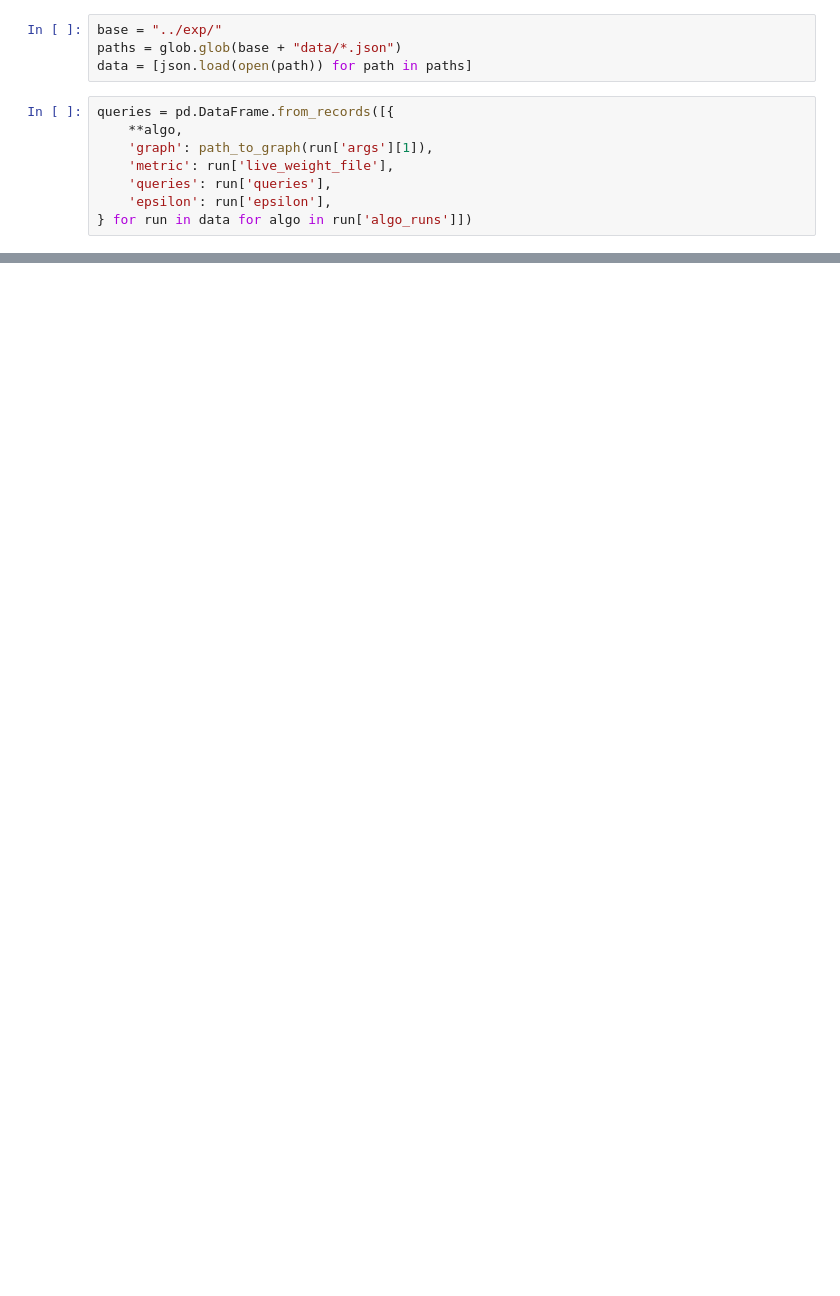
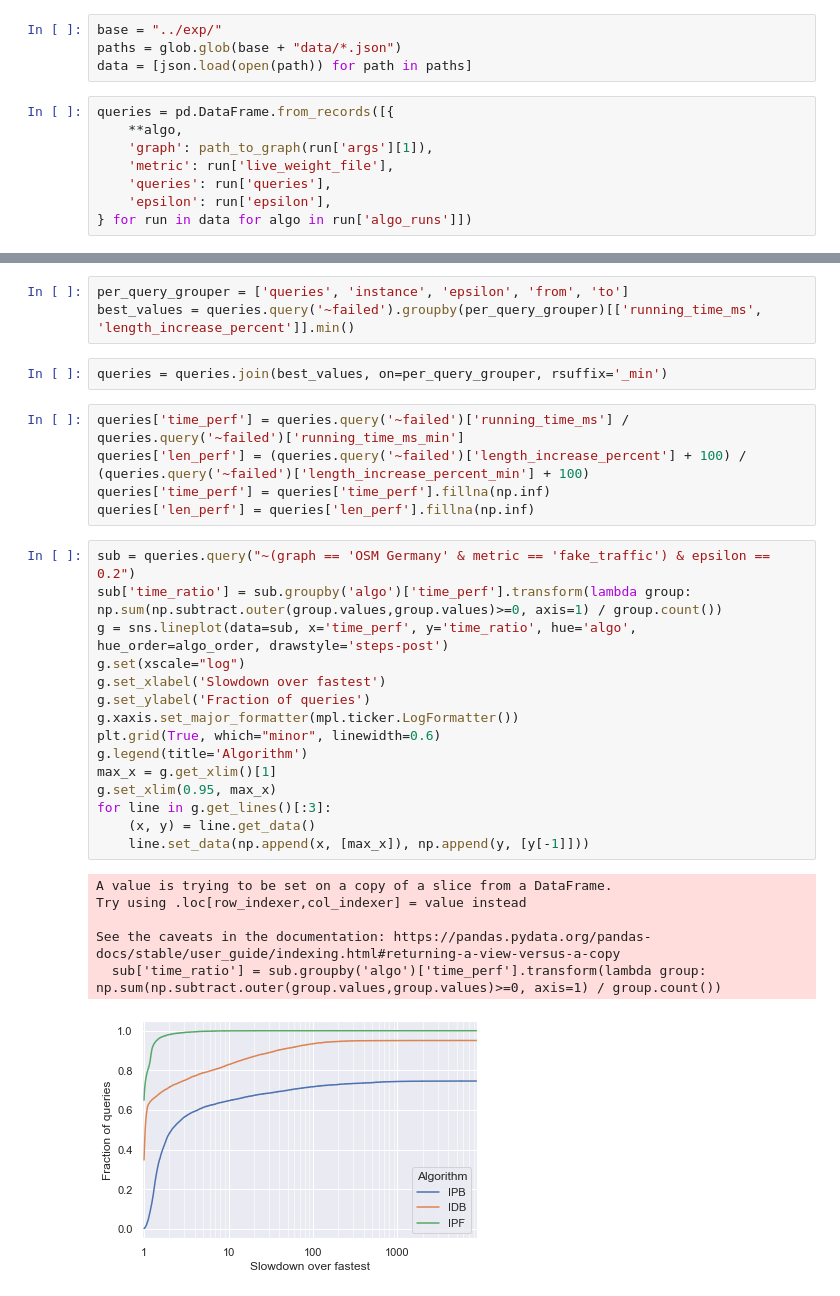
Before and after one commit to kit-algo/traffic_aware, a Jupyter notebook: eval/instances.ipynb, the cells around one changed output, grey strips where cells are left out. Saved outputs shown, nothing was run; the diff lists cells and outputs as text; blank space fills up the shorter version.

```diff
--- a/eval/instances.ipynb
+++ b/eval/instances.ipynb
@@ -86,0 +103,32 @@ table
+# %%
+per_query_grouper = ['queries', 'instance', 'epsilon', 'from', 'to']
+best_values = queries.query('~failed').groupby(per_query_grouper)[['running_time_ms', 'length_increase_percent']].min()
+# %%
+queries = queries.join(best_values, on=per_query_grouper, rsuffix='_min')
+# %%
+queries['time_perf'] = queries.query('~failed')['running_time_ms'] / queries.query('~failed')['running_time_ms_min']
+queries['len_perf'] = (queries.query('~failed')['length_increase_percent'] + 100) / (queries.query('~failed')['length_increase_percent_min'] + 100)
+queries['time_perf'] = queries['time_perf'].fillna(np.inf)
+queries['len_perf'] = queries['len_perf'].fillna(np.inf)
+# %%
+sub = queries.query("~(graph == 'OSM Germany' & metric == 'fake_traffic') & epsilon == 0.2")
+sub['time_ratio'] = sub.groupby('algo')['time_perf'].transform(lambda group: np.sum(np.subtract.outer(group.values,group.values)>=0, axis=1) / group.count())
+g = sns.lineplot(data=sub, x='time_perf', y='time_ratio', hue='algo', hue_order=algo_order, drawstyle='steps-post')
+g.set(xscale="log")
+g.set_xlabel('Slowdown over fastest')
+g.set_ylabel('Fraction of queries')
+g.xaxis.set_major_formatter(mpl.ticker.LogFormatter())
+plt.grid(True, which="minor", linewidth=0.6)
+g.legend(title='Algorithm')
+max_x = g.get_xlim()[1]
+g.set_xlim(0.95, max_x)
+for line in g.get_lines()[:3]:
+    (x, y) = line.get_data()
+    line.set_data(np.append(x, [max_x]), np.append(y, [y[-1]]))
+# %% [output]
+A value is trying to be set on a copy of a slice from a DataFrame.
+Try using .loc[row_indexer,col_indexer] = value instead
+
+See the caveats in the documentation: https://pandas.pydata.org/pandas-docs/stable/user_guide/indexing.html#returning-a-view-versus-a-copy
+  sub['time_ratio'] = sub.groupby('algo')['time_perf'].transform(lambda group: np.sum(np.subtract.outer(group.values,group.values)>=0, axis=1) / group.count())
+[figure, added]
```
Also changed, not shown: parts of 15 cells of this notebook, 13 other files.
